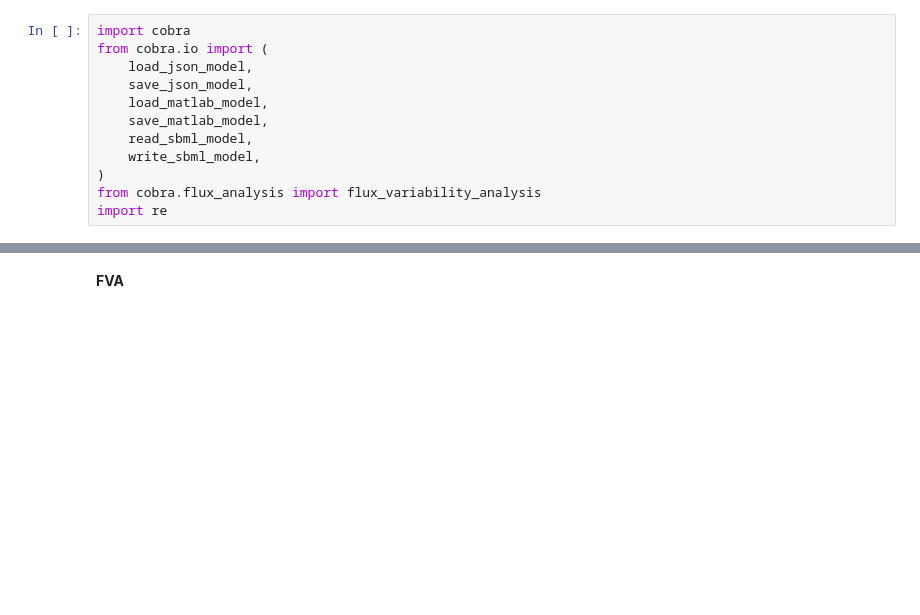
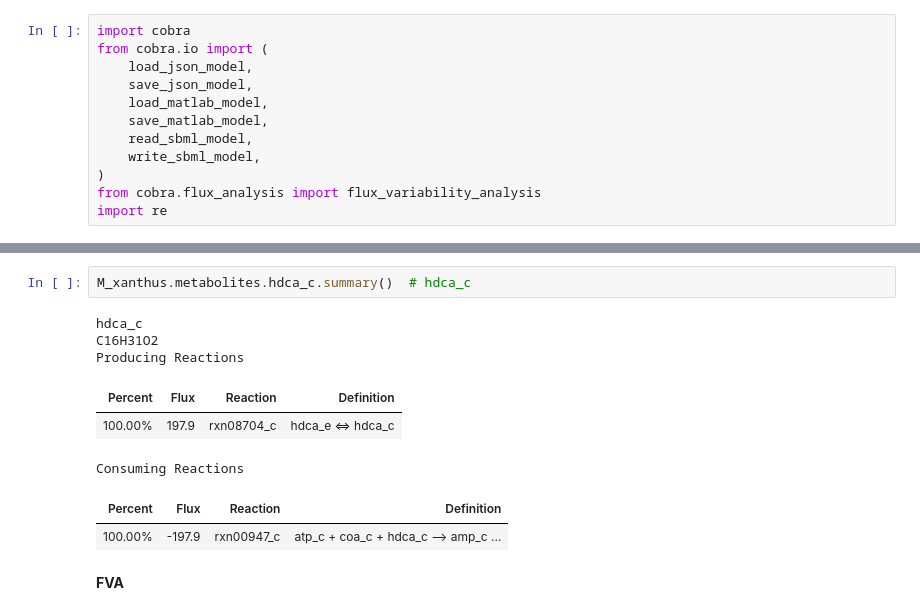
Before and after one commit to BondonMickael/M_xanthus-E_coli-Predation, a Jupyter notebook: notebooks/test_model.ipynb, the cells around one changed output, grey strips where cells are left out. Saved outputs shown, nothing was run; the diff lists cells and outputs as text; blank space fills up the shorter version.

```diff
--- a/notebooks/test_model.ipynb
+++ b/notebooks/test_model.ipynb
@@ -69,3 +98,14 @@ M_xanthus.metabolites.hdca_c
+# %%
+M_xanthus.metabolites.hdca_c.summary()  # hdca_c
+# %% [output]
+hdca_c
+C16H31O2
+Producing Reactions
+| Percent | Flux | Reaction | Definition |
+| 100.00% | 197.9 | rxn08704_c | hdca_e <=> hdca_c |
+Consuming Reactions
+| Percent | Flux | Reaction | Definition |
+| 100.00% | -197.9 | rxn00947_c | atp_c + coa_c + hdca_c --> amp_c ... |
 # %% [markdown]
 **FVA**
 # %%
```
Also changed, not shown: parts of 34 cells of this notebook, 19 other files.
